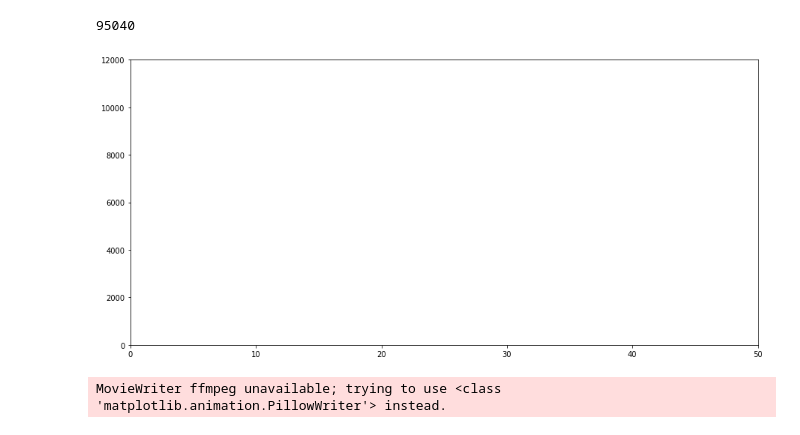
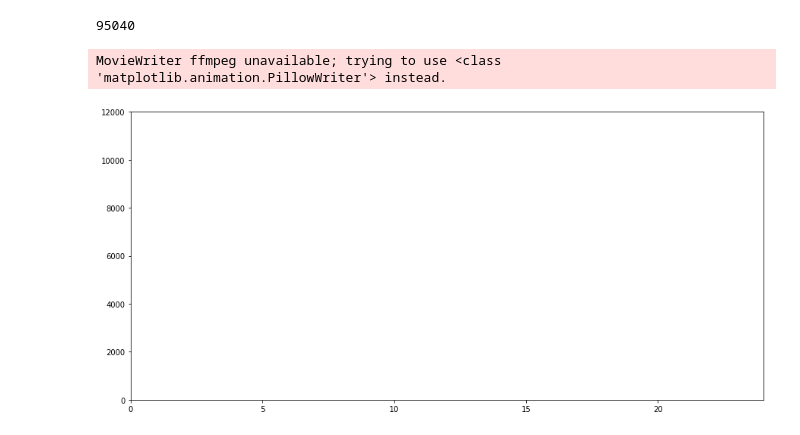
Before and after one commit to shaun1330/Australian-Energy, a Jupyter notebook: australian_energy.ipynb, the cells around one changed output. Saved outputs shown, nothing was run; the diff lists cells and outputs as text; code cells hidden in the pictures.

```diff
--- a/australian_energy.ipynb
+++ b/australian_energy.ipynb
@@ -72,17 +72,18 @@ len(df)
 # %%
 # convert columns from str to int
 df['PERIOD_ID'] = df['PERIOD_ID'].astype(int)
-df['GWh'] = df['GWh'].astype(int)
+df['PERIOD_ID'] = df['PERIOD_ID']/2
+df['MW'] = df['MW'].astype(int)
 # %%
 # convert DATE from str to DATETIME
 df['DATE'] = pd.to_datetime(df['DATE'], format='%Y/%m/%d %H:%M:%S')
 # %%
 # split into state df
-NSW = df.loc[data['REGION'] == 'NSW1']
-QLD = df.loc[data['REGION'] == 'QLD1']
-SA = df.loc[data['REGION'] == 'SA1']
-TAS = df.loc[data['REGION'] == 'TAS1']
-VIC = df.loc[data['REGION'] == 'VIC1']
+NSW = df.loc[df['REGION'] == 'NSW1']
+QLD = df.loc[df['REGION'] == 'QLD1']
+SA = df.loc[df['REGION'] == 'SA1']
+TAS = df.loc[df['REGION'] == 'TAS1']
+VIC = df.loc[df['REGION'] == 'VIC1']
 # %%
 # sort by date and period
 NSW = NSW.sort_values(by=['DATE', 'PERIOD_ID'])
@@ -104,12 +103,11 @@ t = vic_days[0]['PERIOD_ID']
 # %%
 vic_usage_daily = []
 for day in vic_days:
-    d = day['GWh']
+    d = day['MW']
     vic_usage_daily.append(d)
 # %%
 def init():
     line.set_data([],[])
-    ax.axvspan(0,10,alpha=0.1, color='red')
 # %%
 def animate(i):
     x = t
@@ -118,19 +116,16 @@ def animate(i):
     line.set_ydata(y)
     return line,
 # %%
-fig = plt.figure(figsize=(15,7), frameon=False)
+fig = plt.figure(figsize=(15,7))
 ax = plt.subplot(111)
-
 ax.set_ylim((0,12000))
-ax.set_xlim((0,50))
+ax.set_xlim((0,24))
 line, = ax.plot([],[])
+anim = animation.FuncAnimation(fig, func=animate, frames=len(t), interval=500, init_func=init)
+anim.save('energy.gif')
 # %% [output]
+MovieWriter ffmpeg unavailable; trying to use <class 'matplotlib.animation.PillowWriter'> instead.
-[figure, old version]
+[figure, new version]
-# %%
-anim = animation.FuncAnimation(fig, func=animate, frames=len(t), interval=500, init_func=init)
-anim.save('energy.gif')
-# %% [output]
-MovieWriter ffmpeg unavailable; trying to use <class 'matplotlib.animation.PillowWriter'> instead.
 # %%
 with open('energy.gif', 'rb') as gif:
     display(Image(gif.read()))
```
Also changed, not shown: parts of 12 cells of this notebook, 2 other files.
